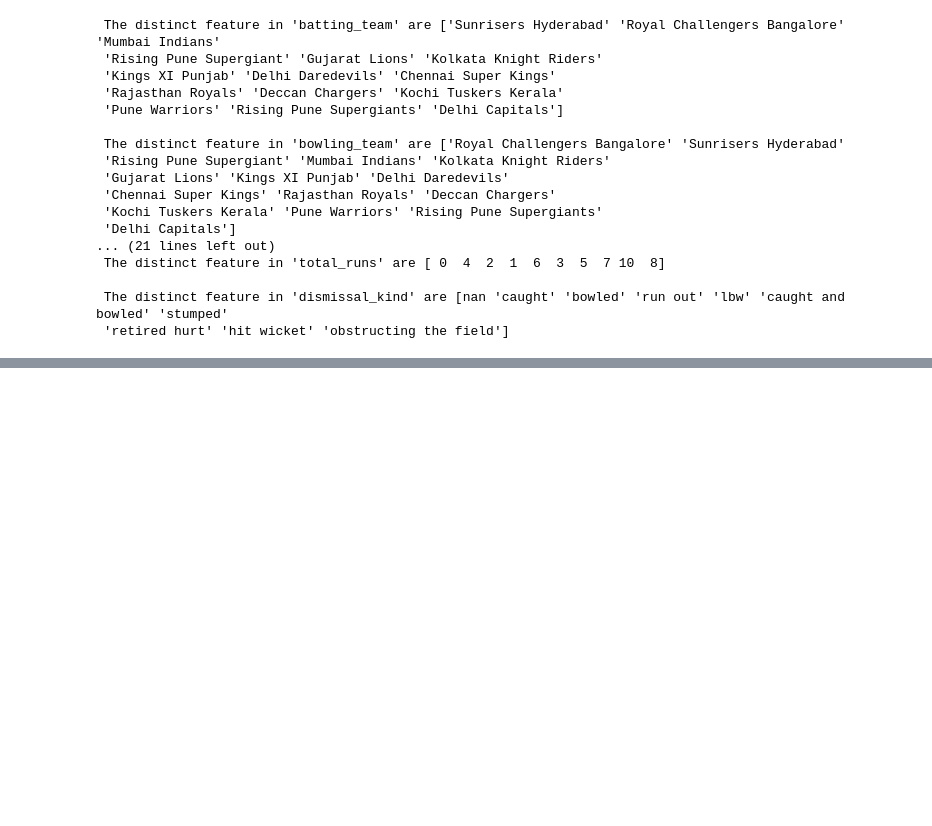
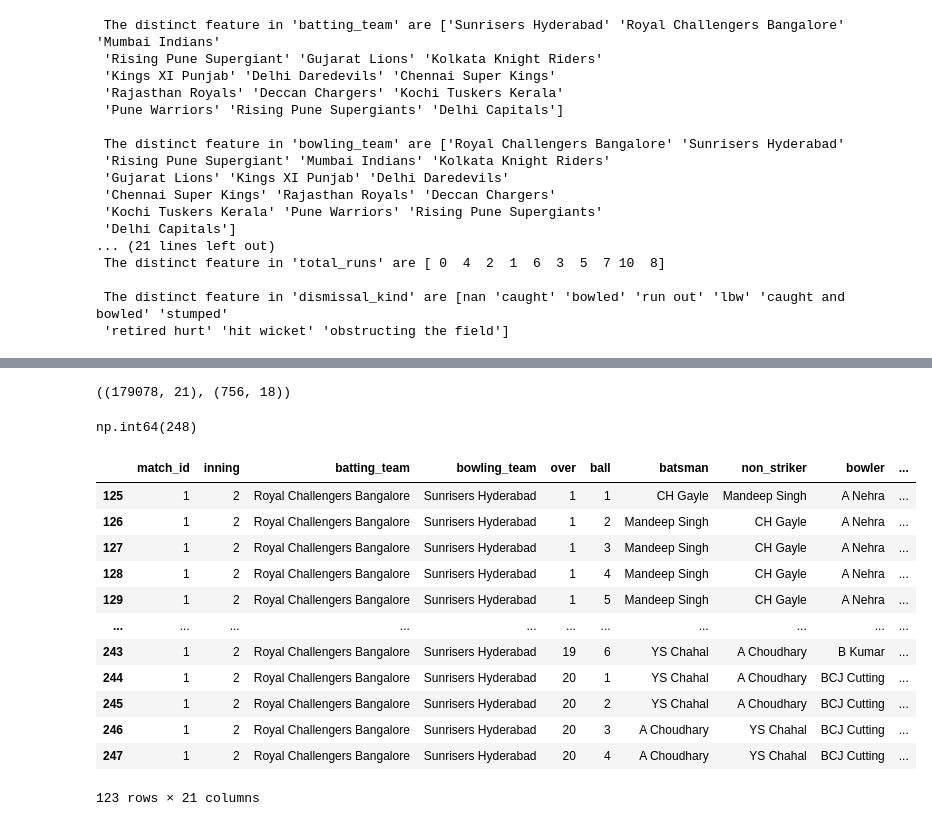
Before and after one commit to jeeva-anand/IPL-Win-Prediction, a Jupyter notebook: ipl_win_prediction.ipynb, the cells around one changed output, grey strips where cells are left out. Cells and saved outputs as stored; diff of their text form; code cells hidden in the pictures; blank space fills up the shorter version.

```diff
--- a/ipl_win_prediction.ipynb
+++ b/ipl_win_prediction.ipynb
@@ -6,6 +6,10 @@ Drive already mounted at /content/drive; to attempt to forcibly remount, call dr
 # %%
 import pandas as pd
 import os as os
+
+pd.set_option('display.max_colwidth',700)
+pd.set_option('display.max_columns',None)
+
 
 # Paste the path you copied from the file browser
 deliveries_ = '/content/drive/MyDrive/Colab Notebooks/IPL win prediction/deliveries.csv'
@@ -196,0 +224,8 @@ for dlv in dlv_lst:
+# %%
+deliveries.shape, matches.shape
+# %% [output]
+((179078, 21), (756, 18))
+# %%
+(deliveries.match_id == 1).sum()
+# %% [output]
+np.int64(248)
@@ -196,0 +252,16 @@ for dlv in dlv_lst:
+# %%
+deliveries[(deliveries['match_id'] == 1) & (deliveries['inning'] == 2)]
+# %% [output]
+|  | match_id | inning | batting_team | bowling_team | over | ball | batsman | non_striker | bowler | ... |
+| 125 | 1 | 2 | Royal Challengers Bangalore | Sunrisers Hyderabad | 1 | 1 | CH Gayle | Mandeep Singh | A Nehra | ... |
+| 126 | 1 | 2 | Royal Challengers Bangalore | Sunrisers Hyderabad | 1 | 2 | Mandeep Singh | CH Gayle | A Nehra | ... |
+| 127 | 1 | 2 | Royal Challengers Bangalore | Sunrisers Hyderabad | 1 | 3 | Mandeep Singh | CH Gayle | A Nehra | ... |
+| 128 | 1 | 2 | Royal Challengers Bangalore | Sunrisers Hyderabad | 1 | 4 | Mandeep Singh | CH Gayle | A Nehra | ... |
+| 129 | 1 | 2 | Royal Challengers Bangalore | Sunrisers Hyderabad | 1 | 5 | Mandeep Singh | CH Gayle | A Nehra | ... |
+| ... | ... | ... | ... | ... | ... | ... | ... | ... | ... | ... |
+| 243 | 1 | 2 | Royal Challengers Bangalore | Sunrisers Hyderabad | 19 | 6 | YS Chahal | A Choudhary | B Kumar | ... |
+| 244 | 1 | 2 | Royal Challengers Bangalore | Sunrisers Hyderabad | 20 | 1 | YS Chahal | A Choudhary | BCJ Cutting | ... |
+| 245 | 1 | 2 | Royal Challengers Bangalore | Sunrisers Hyderabad | 20 | 2 | YS Chahal | A Choudhary | BCJ Cutting | ... |
+| 246 | 1 | 2 | Royal Challengers Bangalore | Sunrisers Hyderabad | 20 | 3 | A Choudhary | YS Chahal | BCJ Cutting | ... |
+| 247 | 1 | 2 | Royal Challengers Bangalore | Sunrisers Hyderabad | 20 | 4 | A Choudhary | YS Chahal | BCJ Cutting | ... |
+123 rows × 21 columns
```
Also changed, not shown: parts of 55 cells of this notebook.
